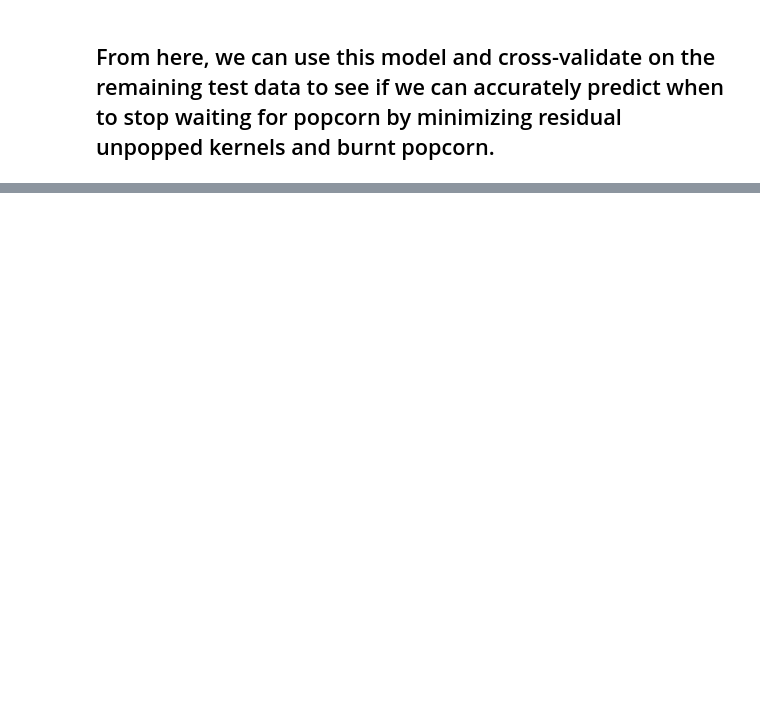
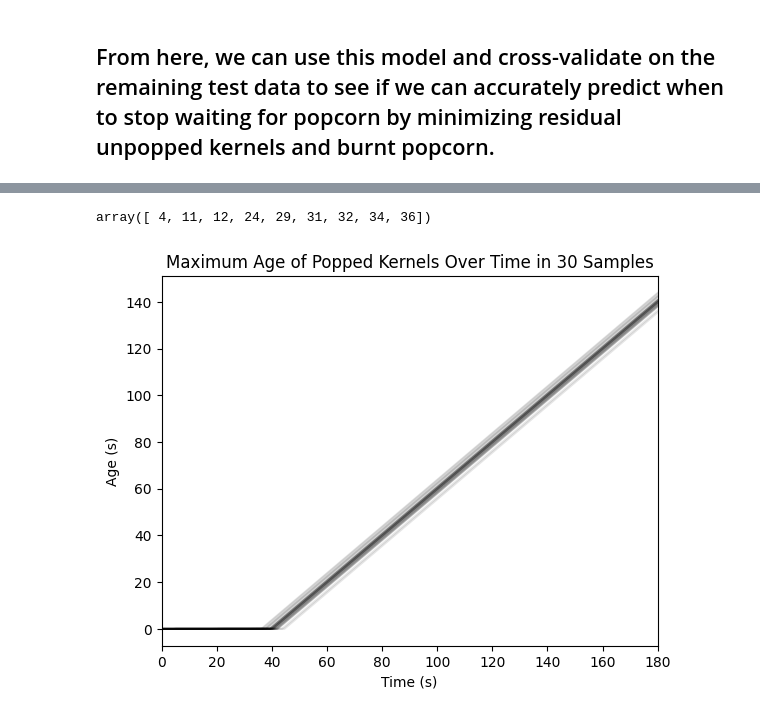
Before and after one commit to siddhantamberkar/popcorn, a Jupyter notebook: spline-tuning.ipynb, the cells around one changed output, grey strips where cells are left out. Drawn from its saved outputs; the diff is of its cells as text; code cells hidden in the pictures; blank space fills up the shorter version.

```diff
--- a/spline-tuning.ipynb
+++ b/spline-tuning.ipynb
@@ -150,0 +178,42 @@ From here, we can use this model and cross-validate on the remaining test data t
+# %%
+i = 0
+arrival_times =
+for trial in enumerate(test['trial'].unique()):
+# %% [output]
+array([ 4, 11, 12, 24, 29, 31, 32, 34, 36])
+# %%
+
+# Initialize output arrays
+pops = np.zeros((len(sample), len(time)))       # Normalized CDFs
+max_ages = np.zeros((len(sample), len(time)))   # Max age of any popped kernel
+
+for i, trial in enumerate(sample):
+    pop_times = df[df['trial'] == trial]['pop_time_seconds'].values
+    pop_times = np.sort(pop_times)
+
+    # CDF: how many kernels popped at or before each time
+    pops_i = np.searchsorted(pop_times, time, side='right')
+    pops[i] = pops_i / np.max(pops_i)  # Normalize
+
+    # Max age computation
+    for j, t in enumerate(time):
+        if np.any(pop_times <= t):
+            max_ages[i, j] = t - np.min(pop_times[pop_times <= t])
+        else:
+            max_ages[i, j] = 0
+
+# `pops`: normalized CDFs
+# `max_ages`: max age of any popped kernel at each time point
+# %%
+## Discrete Cumulutive Disitrubtion Function (CDF) of Popped Kernels
+import matplotlib.pyplot as plt
+from matplotlib.lines import Line2D
+for i in range(len(pops)):
+    plt.plot(time, max_ages[i], alpha = 0.1, color = "black")
+plt.xlabel("Time (s)")
+plt.ylabel("Age (s)")
+plt.xlim(0,180)
+plt.title("Maximum Age of Popped Kernels Over Time in 30 Samples")
+plt.show()
+# %% [output]
+[figure, added]
```
Also changed, not shown: parts of 7 cells of this notebook.
